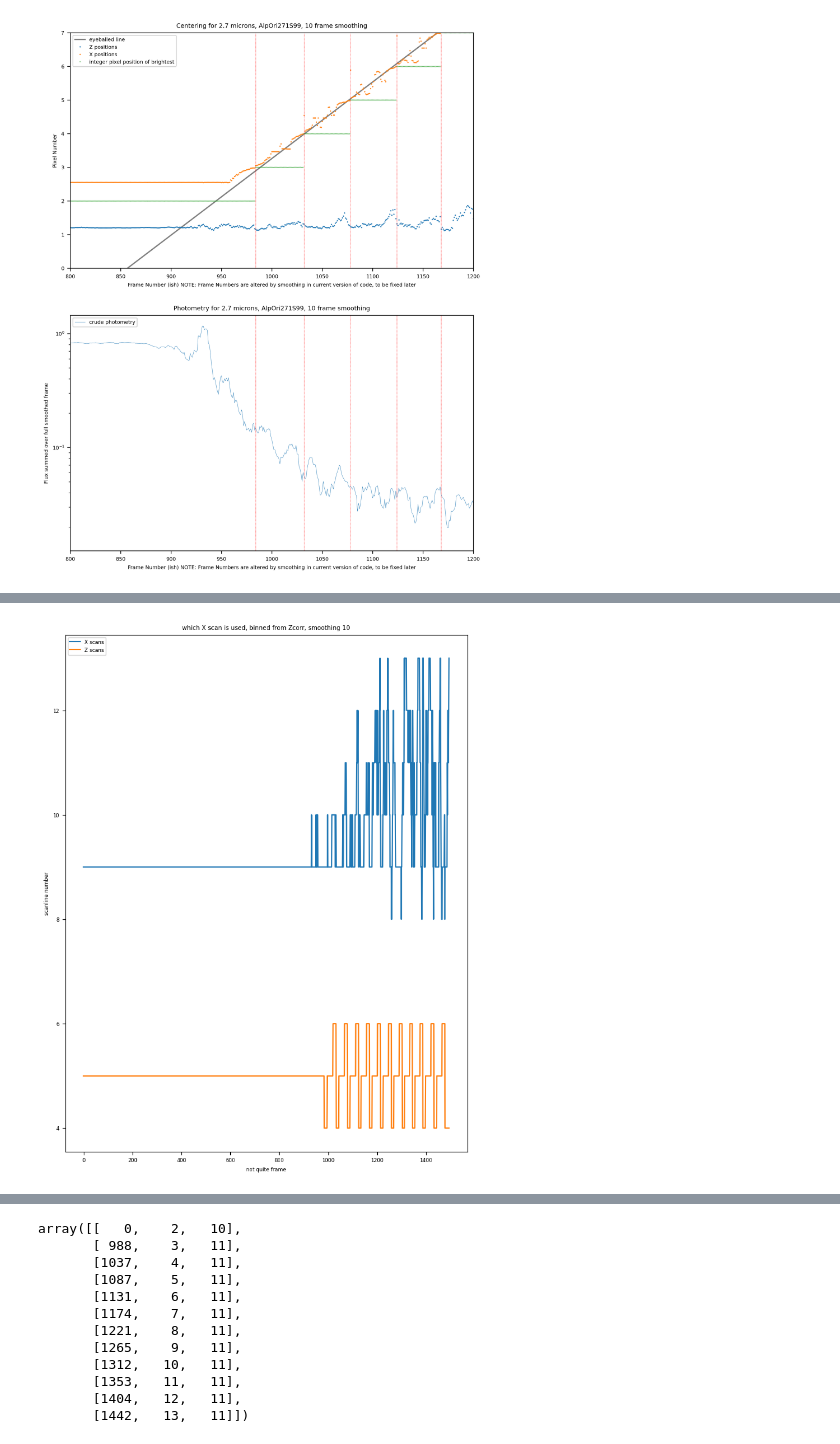
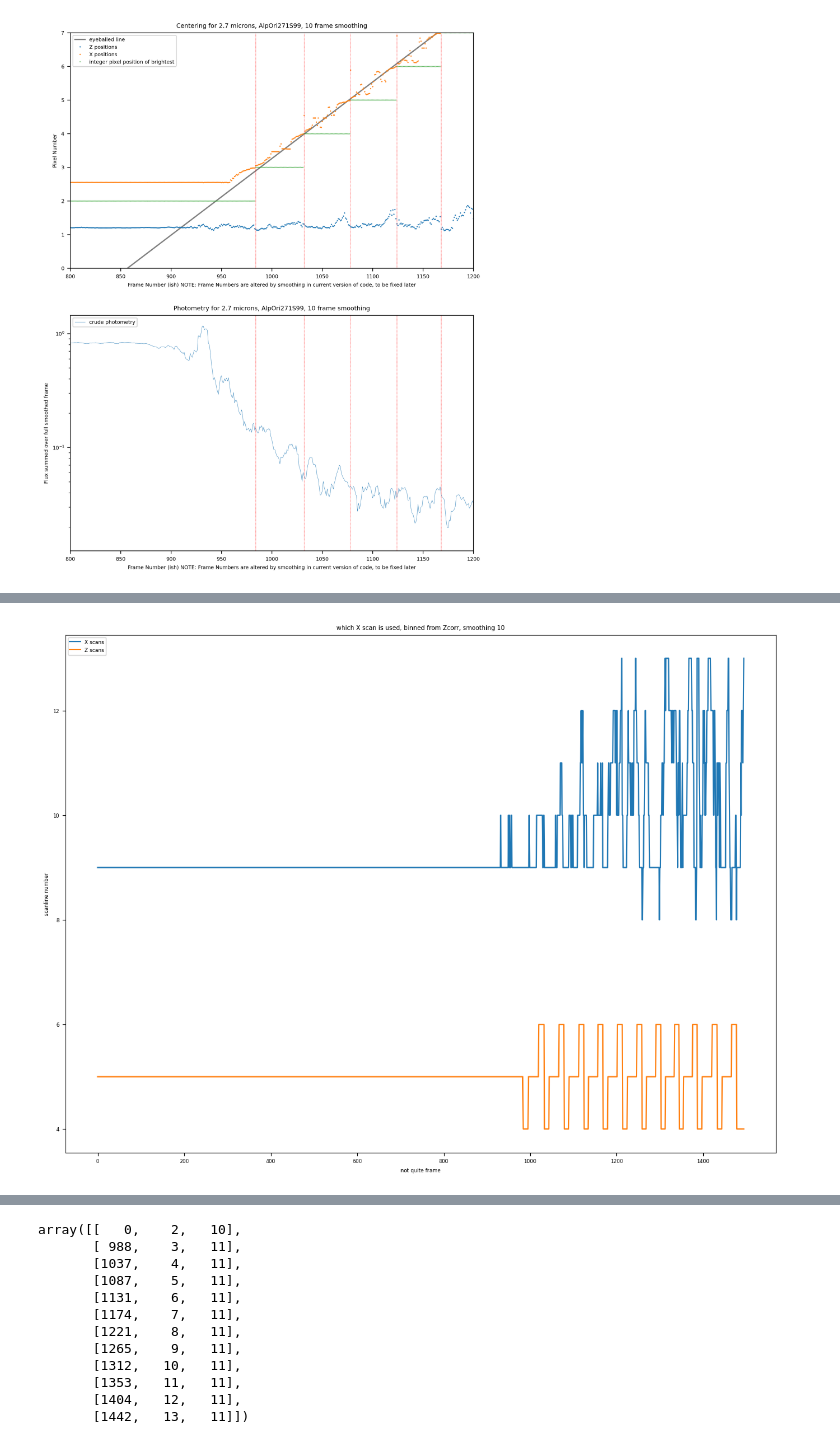
Before and after one commit to AnIndefiniteArticle/slapvisos, a Jupyter notebook: Untitled.ipynb, the cells around one changed output, grey strips where cells are left out. Cells and saved outputs as stored; diff of their text form; code cells hidden in the pictures.

```diff
--- a/Untitled.ipynb
+++ b/Untitled.ipynb
@@ -154,12 +154,12 @@ plt.savefig(outdir + occname + "-" + str(smoothing) + "-Xcorrections-addline.png
 # %%
-plt.figure(figsize=(8.5,11))
+plt.figure(figsize=(15,11))
 plt.plot(Xscan, label="X scans")
 plt.plot(Zscan, label="Z scans")
 plt.title("which X scan is used, binned from Zcorr, smoothing " + str(smoothing))
 plt.ylabel("scanline number")
 plt.xlabel("not quite frame")
 plt.legend(loc='upper left')
 plt.savefig(outdir + occname + "-" + str(smoothing) + "-scans.png")
 # %% [output]
-[figure, old version]
+[figure, new version]
 # %%
```
Also changed, not shown: parts of 5 cells of this notebook, 1 other file.
